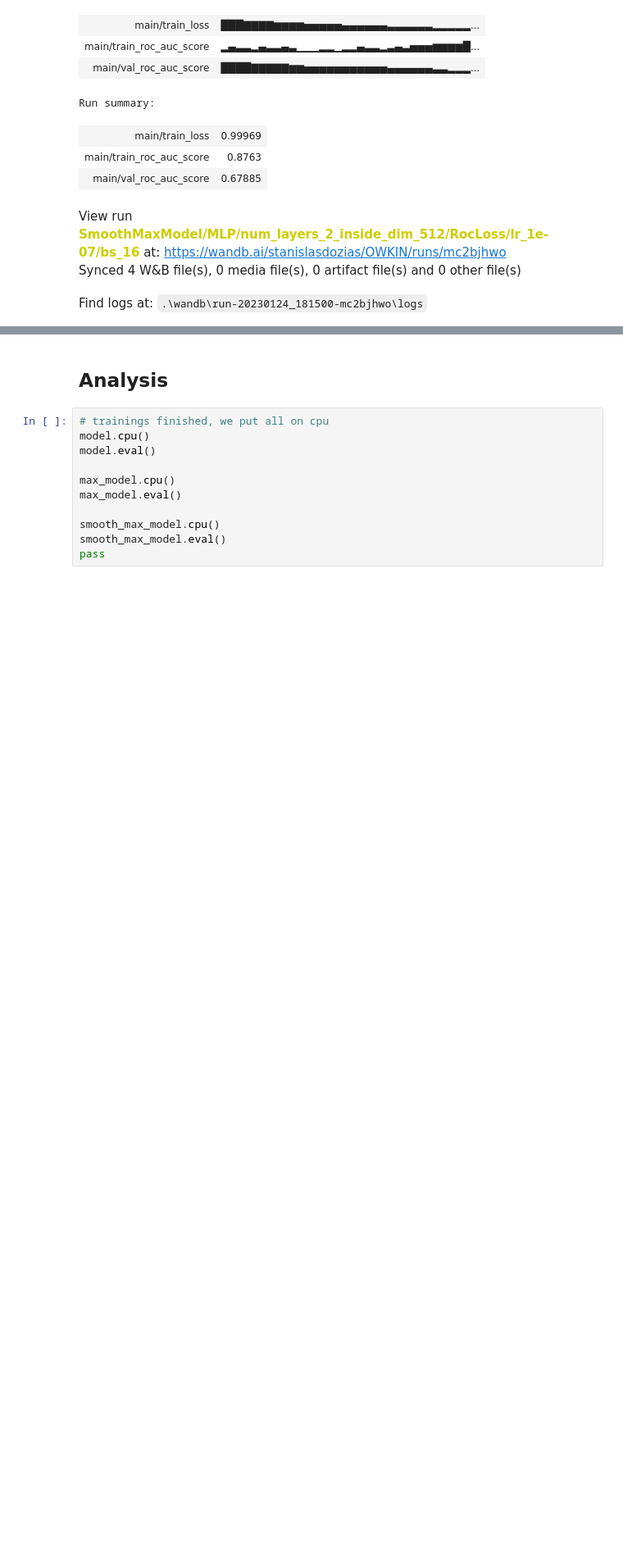
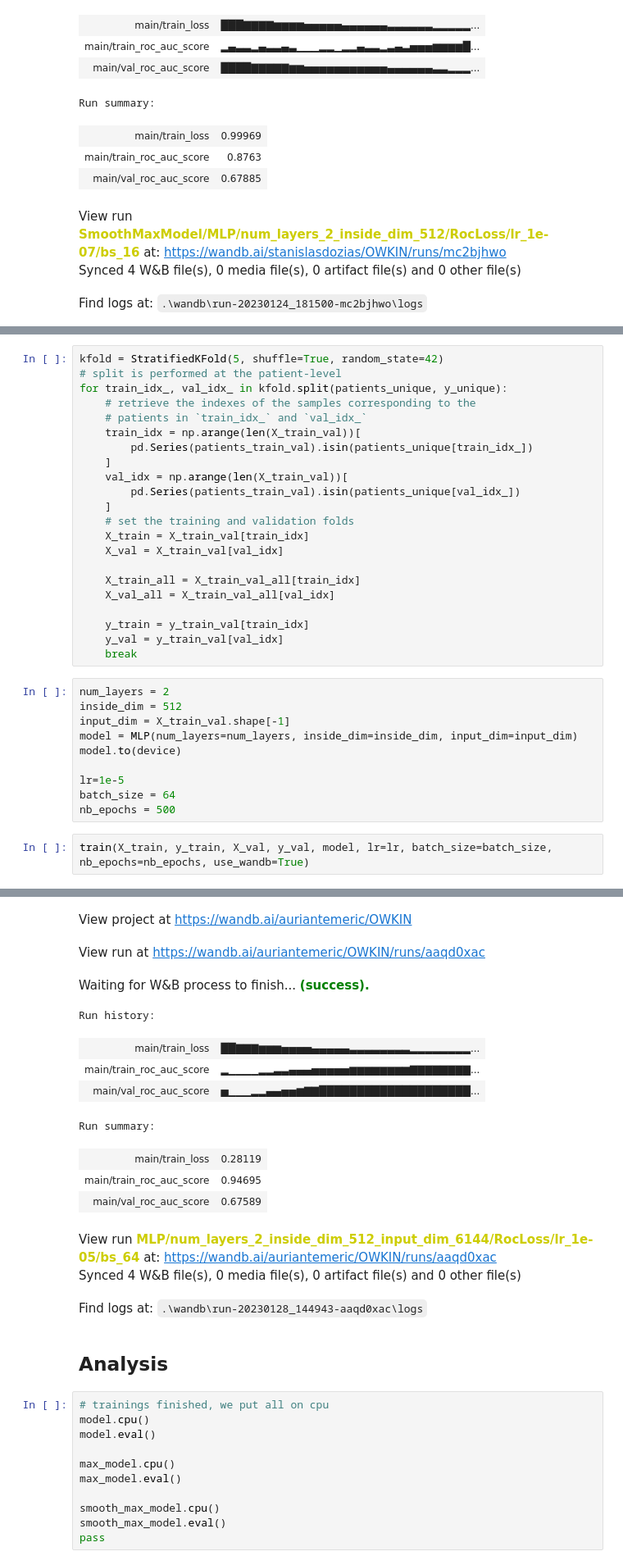
Before and after one commit to StanislasDOZIAS/OWKIN_challenge, a Jupyter notebook: MLP.ipynb, the cells around one changed output, grey strips where cells are left out. Shown: that part at 82% size. Cells and saved outputs as stored; diff of their text form; blank space fills up the shorter version.

```diff
--- a/MLP.ipynb
+++ b/MLP.ipynb
@@ -445,0 +503,35 @@ val score: 0.8191699604743083
+# %%
+kfold = StratifiedKFold(5, shuffle=True, random_state=42)
+# split is performed at the patient-level
+for train_idx_, val_idx_ in kfold.split(patients_unique, y_unique):
+    # retrieve the indexes of the samples corresponding to the
+    # patients in `train_idx_` and `val_idx_`
+    train_idx = np.arange(len(X_train_val))[
+        pd.Series(patients_train_val).isin(patients_unique[train_idx_])
+    ]
+    val_idx = np.arange(len(X_train_val))[
+        pd.Series(patients_train_val).isin(patients_unique[val_idx_])
+    ]
+    # set the training and validation folds
+    X_train = X_train_val[train_idx]
+    X_val = X_train_val[val_idx]
+
+    X_train_all = X_train_val_all[train_idx]
+    X_val_all = X_train_val_all[val_idx]
+
+    y_train = y_train_val[train_idx]
+    y_val = y_train_val[val_idx]
+    break
+# %%
+num_layers = 2
+inside_dim = 512
+input_dim = X_train_val.shape[-1]
+model = MLP(num_layers=num_layers, inside_dim=inside_dim, input_dim=input_dim)
+model.to(device)
+
+lr=1e-5
+batch_size = 64
+nb_epochs = 500
+# %%
+train(X_train, y_train, X_val, y_val, model, lr=lr, batch_size=batch_size, nb_epochs=nb_epochs, use_wandb=True)
+# %% [output]
@@ -446,3 +541,17 @@ val score: 0.8191699604743083
+View project at https://wandb.ai/auriantemeric/OWKIN
+View run at https://wandb.ai/auriantemeric/OWKIN/runs/aaqd0xac
+Waiting for W&B process to finish... (success).
+Run history:
+| main/train_loss | ██▇▇▇▆▆▆▅▅▅▅▄▄▄▄▄▃▃▃▃▃▃▃▃▂▂▂▂▂▂▂▂... |
+| main/train_roc_auc_score | ▂▁▁▁▁▂▂▃▃▄▄▄▅▅▅▅▅▆▆▆▆▆▆▆▆▇▇▇▇▇▇▇▇... |
+| main/val_roc_auc_score | ▅▁▁▁▂▂▄▄▅▅▆▇▇████████████████████... |
+Run summary:
+| main/train_loss | 0.28119 |
+| main/train_roc_auc_score | 0.94695 |
+| main/val_roc_auc_score | 0.67589 |
+View run MLP/num_layers_2_inside_dim_512_input_dim_6144/RocLoss/lr_1e-05/bs_64 at: https://wandb.ai/auriantemeric/OWKIN/runs/aaqd0xac
+Synced 4 W&B file(s), 0 media file(s), 0 artifact file(s) and 0 other file(s)
+Find logs at: .\wandb\run-20230128_144943-aaqd0xac\logs
 # %% [markdown]
 ## Analysis
 # %%
```
Also changed, not shown: parts of 18 cells of this notebook.
